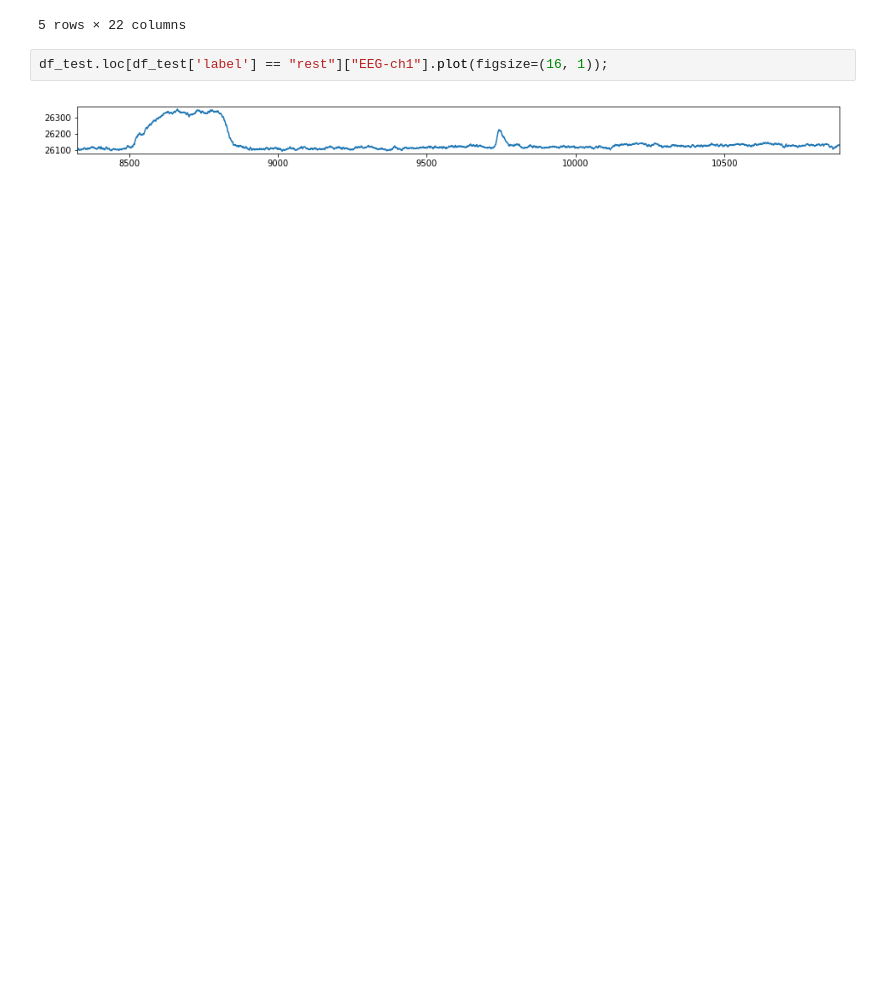
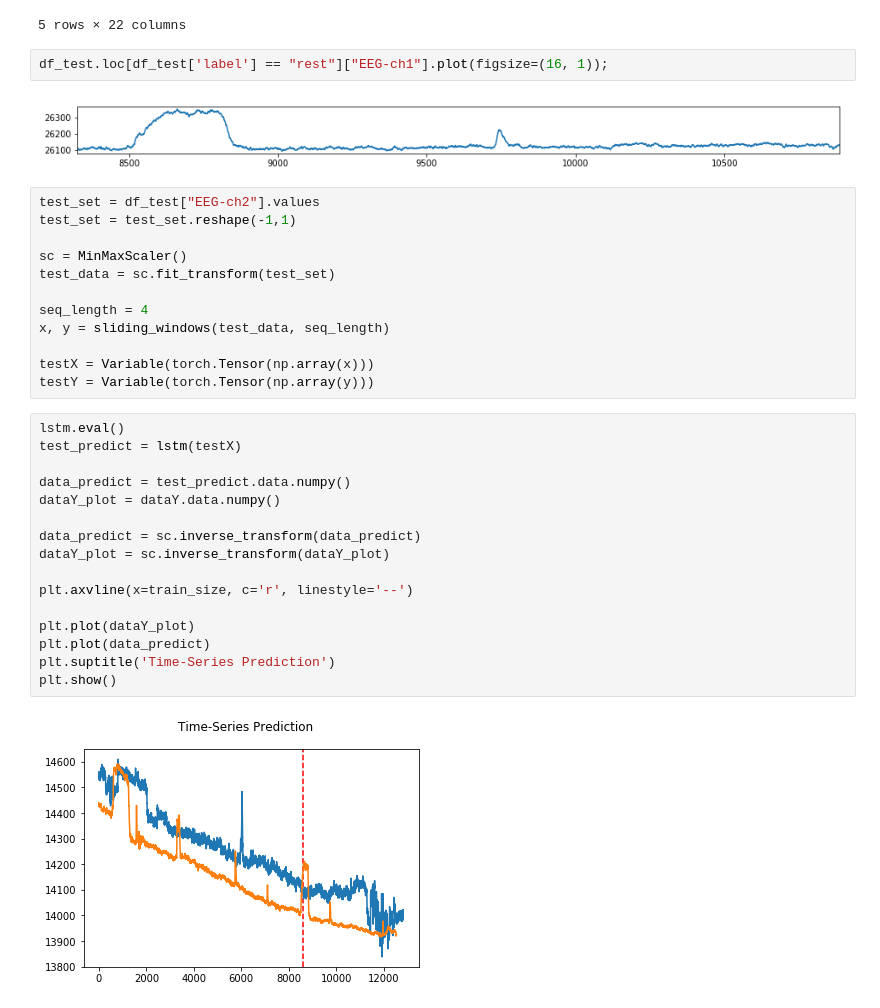
Before and after one commit to rameerez/brain-computer-interfacing, a Jupyter notebook: 3-predicting-eeg-time-series.ipynb, the cells around one changed output. Drawn from its saved outputs; the diff is of its cells as text; blank space fills up the shorter version.

```diff
--- a/3-predicting-eeg-time-series.ipynb
+++ b/3-predicting-eeg-time-series.ipynb
@@ -237,3 +239,33 @@ df_test.head()
 df_test.loc[df_test['label'] == "rest"]["EEG-ch1"].plot(figsize=(16, 1));
 # %% [output]
 [figure]
+# %%
+test_set = df_test["EEG-ch2"].values
+test_set = test_set.reshape(-1,1)
+
+sc = MinMaxScaler()
+test_data = sc.fit_transform(test_set)
+
+seq_length = 4
+x, y = sliding_windows(test_data, seq_length)
+
+testX = Variable(torch.Tensor(np.array(x)))
+testY = Variable(torch.Tensor(np.array(y)))
+# %%
+lstm.eval()
+test_predict = lstm(testX)
+
+data_predict = test_predict.data.numpy()
+dataY_plot = dataY.data.numpy()
+
+data_predict = sc.inverse_transform(data_predict)
+dataY_plot = sc.inverse_transform(dataY_plot)
+
+plt.axvline(x=train_size, c='r', linestyle='--')
+
+plt.plot(dataY_plot)
+plt.plot(data_predict)
+plt.suptitle('Time-Series Prediction')
+plt.show()
+# %% [output]
+[figure, added]
```
Also changed, not shown: parts of 1 cell of this notebook, 2 other files.
